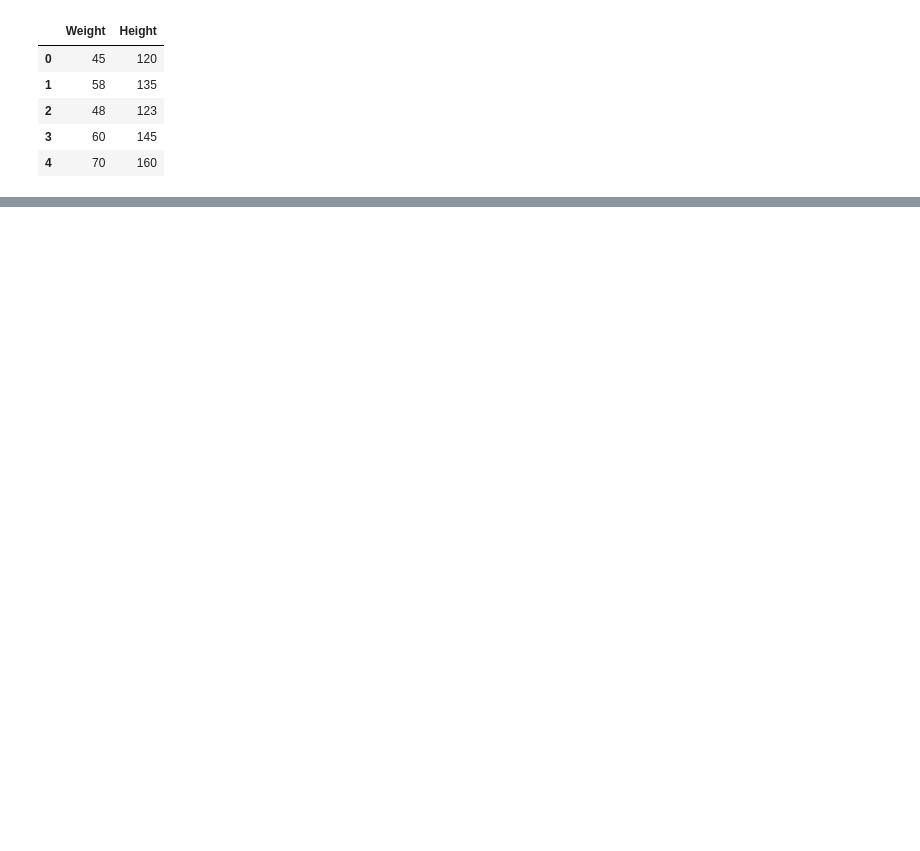
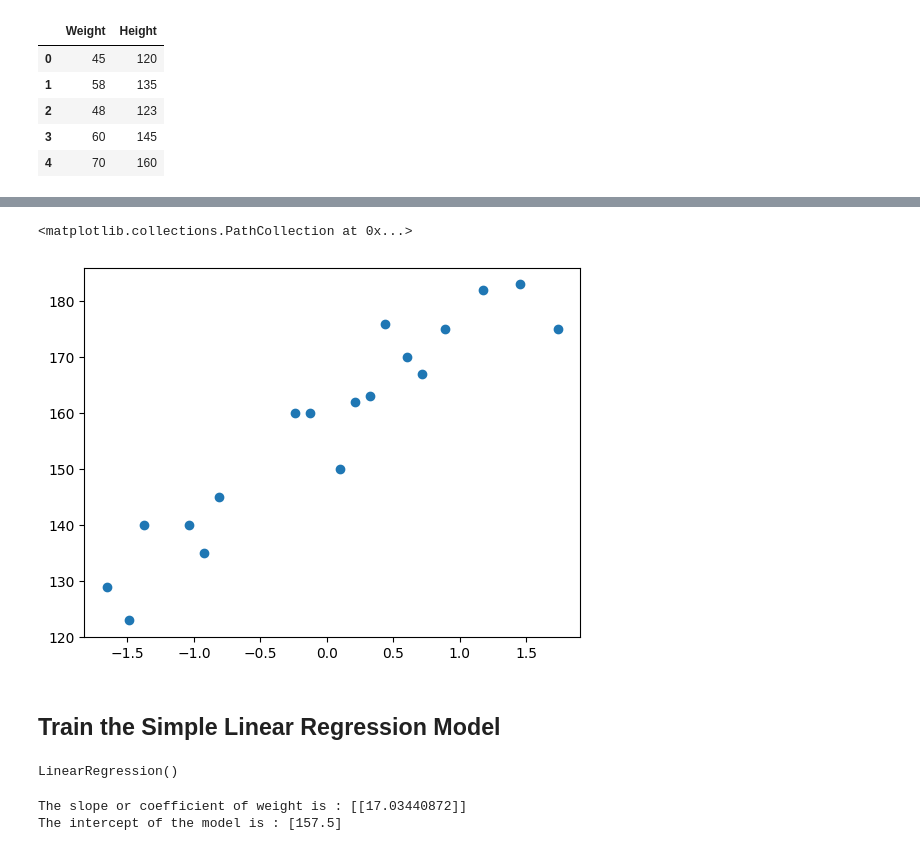
Before and after one commit to KartikLakra1/Supervised-Learning, a Jupyter notebook: simple-linear-regression.ipynb, the cells around one changed output, grey strips where cells are left out. Saved outputs shown, nothing was run; the diff lists cells and outputs as text; code cells hidden in the pictures; blank space fills up the shorter version.

Commit message:
model created

```diff
--- a/simple-linear-regression.ipynb
+++ b/simple-linear-regression.ipynb
@@ -25,0 +38,3 @@ Text(0, 0.5, 'Height')
+# %%
+X=df[['Weight']] ##independent variable
+y=df[['Height']] ##dependent variable
@@ -25,0 +45,2 @@ Text(0, 0.5, 'Height')
+# %%
+X_train,X_test,y_train,y_test = train_test_split(X,y,test_size=0.20,random_state=42)
@@ -25,0 +59,3 @@ Text(0, 0.5, 'Height')
+# %%
+scaler = StandardScaler()
+X_train
@@ -25,0 +80,6 @@ Text(0, 0.5, 'Height')
+# %%
+## standardized with z-score using mean and standard deviation, we will get the mean as 0 and standard deviation as 1
+X_train = scaler.fit_transform(X_train)
+X_test = scaler.transform(X_test)
+
+X_train
@@ -25,0 +105,7 @@ Text(0, 0.5, 'Height')
+# %%
+plt.scatter(X_train , y_train)
+# %% [output]
+<matplotlib.collections.PathCollection at 0x...>
+[figure, added]
+# %% [markdown]
+## Train the Simple Linear Regression Model
@@ -25,0 +115,10 @@ Text(0, 0.5, 'Height')
+# %%
+model.fit(X_train,y_train)
+# %% [output]
+LinearRegression()
+# %%
+print("The slope or coefficient of weight is :",model.coef_)
+print("The intercept of the model is :",model.intercept_)
+# %% [output]
+The slope or coefficient of weight is : [[17.03440872]]
+The intercept of the model is : [157.5]
```
Also changed, not shown: parts of 28 cells of this notebook.
